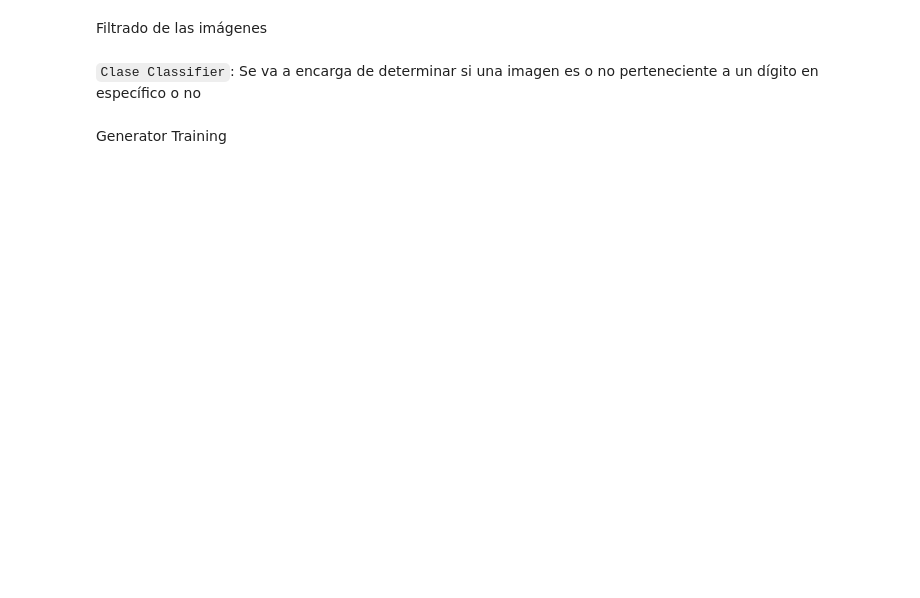
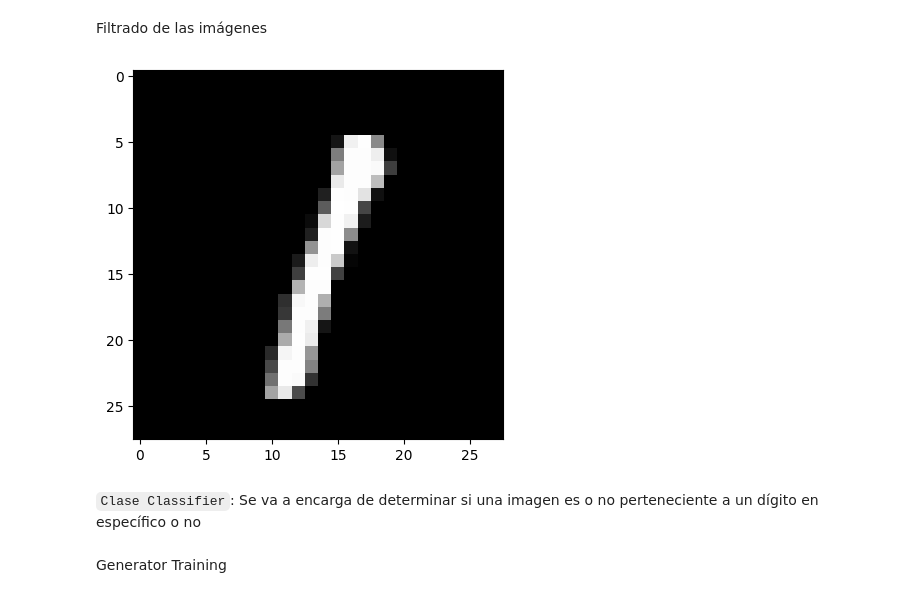
Before and after one commit to mantofer02/CI-0148-2022-S2, a Jupyter notebook: Laboratorios/6/Laboratorio_6.ipynb, the cells around one changed output. Drawn from its saved outputs; the diff is of its cells as text; code cells hidden in the pictures; blank space fills up the shorter version.

```diff
--- a/Laboratorios/6/Laboratorio_6.ipynb
+++ b/Laboratorios/6/Laboratorio_6.ipynb
@@ -64,15 +71,19 @@ Filtrado de las imágenes
 # %%
 from torch import nonzero
 
-target_number = 9
+
+
+target_number = 1
 
 indeces = y == target_number
 
 x_true = x[nonzero(indeces)]
 
-img_number = 1378
+img_number = 1863
 img = x_true[img_number]
-plot_image( img, True, '{}.png'.format(img_number))
+plot_image( img, True, FILE_PATH + '{}.png'.format(img_number))
+# %% [output]
+[figure, added]
 # %% [markdown]
 `Clase Classifier`:
 Se va a encarga de determinar si una imagen es o no perteneciente a un dígito en específico o no
```
Also changed, not shown: parts of 9 cells of this notebook, 3 other files.
